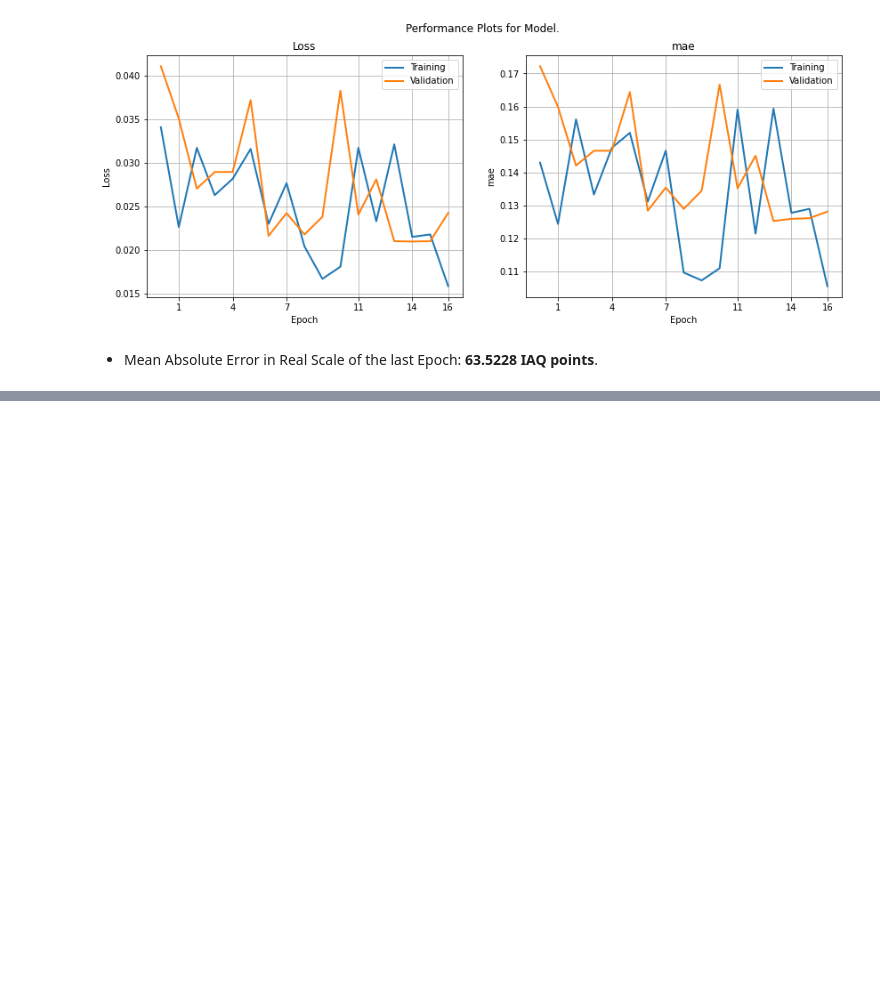
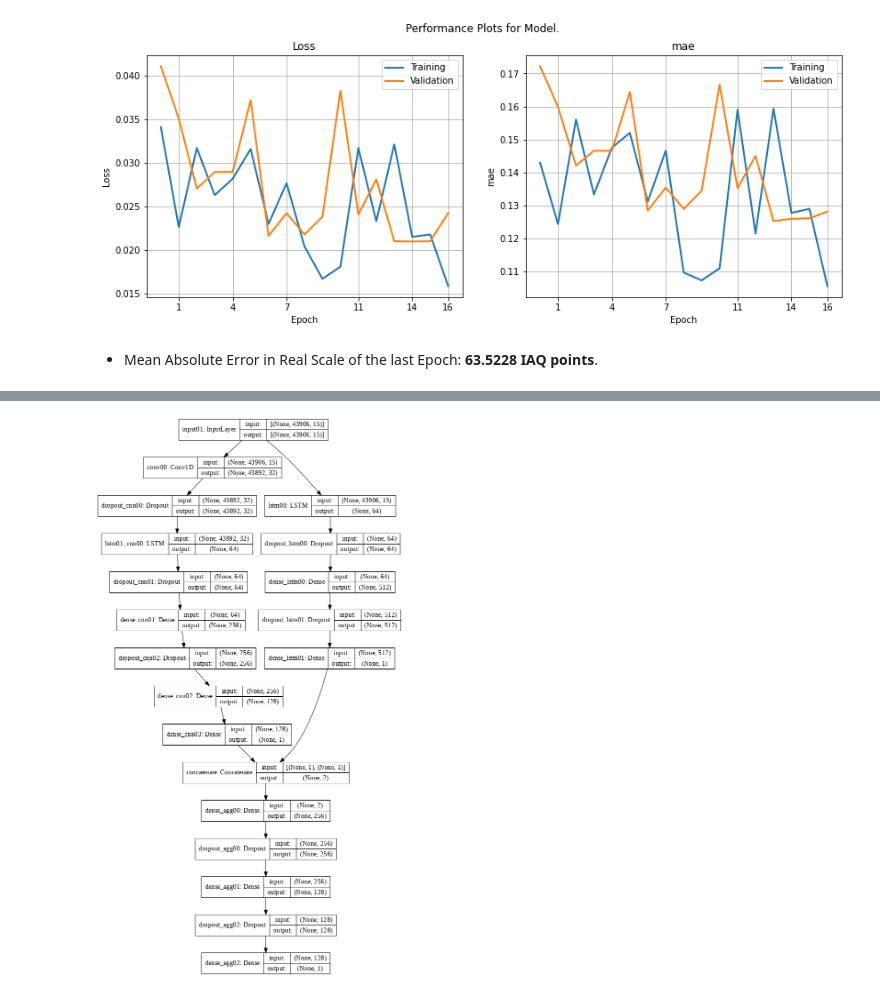
Before and after one commit to philwebsurfer/dlfinal, a Jupyter notebook: paper06_model_best.ipynb, the cells around one changed output, grey strips where cells are left out. Cells and saved outputs as stored; diff of their text form; code cells hidden in the pictures; blank space fills up the shorter version.

````diff
--- a/paper06_model_best.ipynb
+++ b/paper06_model_best.ipynb
@@ -392,0 +544,95 @@ display(Markdown(f"* Mean Absolute Error in Real Scale of the last Epoch: \
+# %%
+# Data Prep
+WINDOW_SIZE_DAYS = 2
+stride = 1
+excluded_columns = ["iaqAccuracy", "wind_speed", "wind_deg"]
+train, test = train_test_split(data[[x
+                                        for x in data.columns
+                                        if x not in excluded_columns]],
+                               train_size=0.7, random_state=175904, shuffle=False)
+# Scaling
+scaler = MinMaxScaler()
+scaler_f = scaler.fit(train)
+train2 = scaler_f.transform(train)
+test2 = scaler_f.transform(test)
+X_cols = [i for i, x in enumerate(train.columns)
+          if x not in ["IAQ", "gasResistance"]]
+Y_cols = [i for i, x in enumerate(train.columns)
+          if x in ["IAQ", "gasResistance"]]
+X_train = train2[:, X_cols]
+Y_train = train2[:, Y_cols]
+X_test  = test2[:, X_cols]
+Y_test = test2[:, Y_cols]
+
+# sampling_rate: 3 seconds per sample
+##sampling_rate = 3
+sampling_rate = 1
+# 1 hours * minutes * seconds / sampling_rate in seconds
+##past = int(1 * 60 * 60 / sampling_rate)
+timedelta_minutes = (data.index[-1] - data.index[-2]).seconds//60
+past = int(WINDOW_SIZE_DAYS) * 24 * 60 // timedelta_minutes
+#display(f"X_train shape = {X_train.shape}")
+train3_iaq = tf.keras.preprocessing.timeseries_dataset_from_array(
+  X_train,
+  Y_train[:, 1],
+  sequence_length=past,
+  sampling_rate=sampling_rate,
+  sequence_stride=stride,
+  batch_size=BATCH_SIZE,
+  seed=175904
+)
+test3_iaq = tf.keras.preprocessing.timeseries_dataset_from_array(
+  X_test,
+  Y_test[:, 1],
+  sequence_length=past,
+  sampling_rate=sampling_rate,
+  sequence_stride=stride,
+  batch_size=BATCH_SIZE,
+  seed=175904
+)
+display(Markdown("Time series parameters:"))
+display(Markdown(f"```timeseries_dataset_from_array(\
+  sequence_length={past},\
+  sampling_rate={sampling_rate},\
+  batch_size={BATCH_SIZE},\
+  seed=175904)```"))
+
+input01 = Input(shape=(X_train.shape[0], X_train.shape[1],), name="input01")
+
+# LSTM Section
+lstm01 = LSTM(units=64, name="lstm00")(input01)
+lstm01 = Dropout(0.2, name="dropout_lstm00")(lstm01)
+lstm01 = Dense(512, name="dense_lstm00", activation='relu')(lstm01)
+lstm01 = Dropout(0.2, name="dropout_lstm01")(lstm01)
+lstm01 = Dense(1, name="dense_lstm01")(lstm01)
+
+# Convolutional Section
+conv01 = Conv1D(32, X_train.shape[1], activation='relu', name="conv00")(input01)
+conv01 = Dropout(0.5, name="dropout_cnn00")(conv01)
+conv01 = LSTM(units=64, name="lstm01_cnn00")(conv01)
+conv01 = Dropout(0.5, name="dropout_cnn01")(conv01)
+#conv00 = Dense(512, name="dense_cnn00")(conv00)
+conv01 = Dense(256, name="dense_cnn01", activation='relu')(conv01)
+conv01 = Dropout(0.5, name="dropout_cnn02")(conv01)
+conv01 = Dense(128, name="dense_cnn02", activation='relu')(conv01)
+#conv00 = tf.keras.layers.Flatten(name="flatten_cnn00")(conv00)
+conv01 = Dense(1, name="dense_cnn03")(conv01)
+
+# Merge Layers
+concat01 = tf.keras.layers.concatenate([lstm01, conv01])
+
+pred01 = Dense(256, name="dense_agg00")(concat01)
+pred01 = Dropout(0.5, name="dropout_agg00")(pred01)
+pred01 = Dense(128, name="dense_agg01")(pred01)
+pred01 = Dropout(0.5, name="dropout_agg02")(pred01)
+pred01 = Dense(1, name="dense_agg02")(pred01)
+
+# Create a Model that tights everythin' together
+model_best03b = Model(
+    inputs=[input01],
+    outputs=[pred01],
+    name="model_best03b"
+)
+plot_model(model_best03b, to_file=os.path.join(base_url, "model.png"),
+           dpi=72, rankdir="TD", show_shapes=True, expand_nested=True)
+# %% [output]
@@ -392,0 +641 @@ display(Markdown(f"* Mean Absolute Error in Real Scale of the last Epoch: \
+[figure, added]
````
Also changed, not shown: parts of 9 cells of this notebook.
